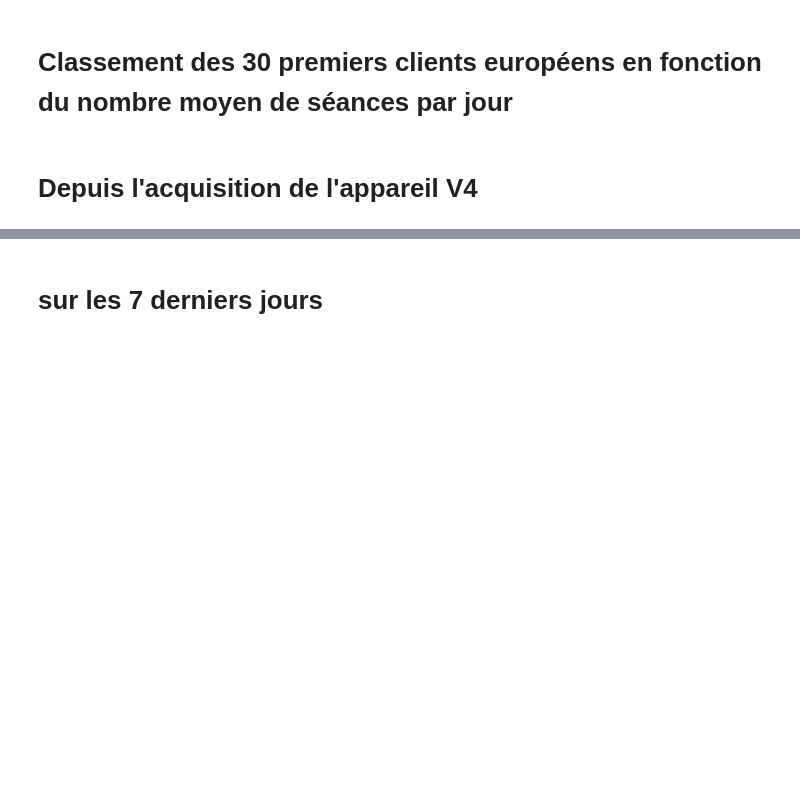
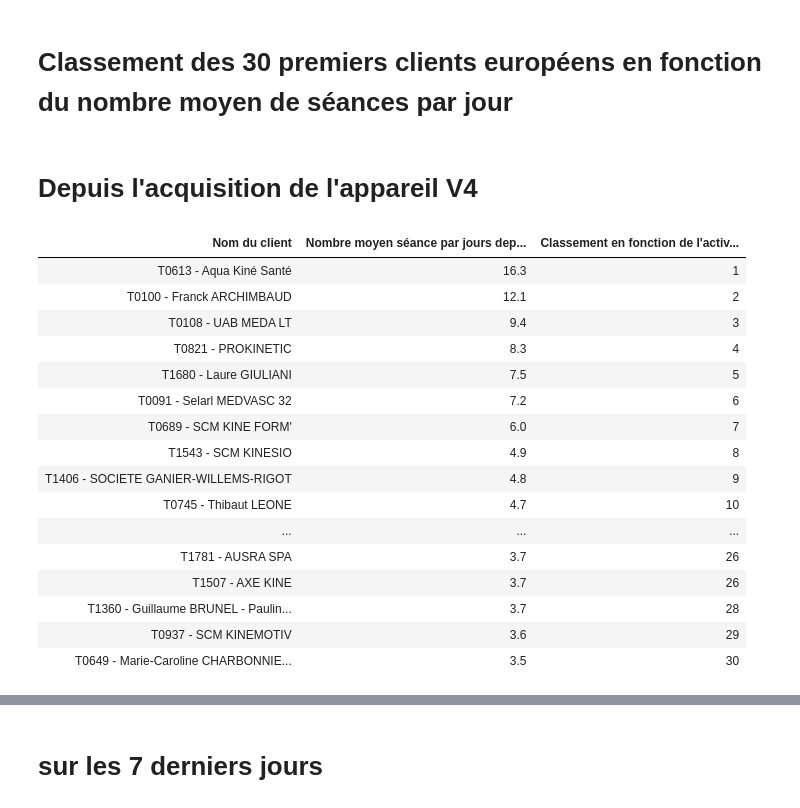
Before and after one commit to rascheiw/STENDO-activities, a Jupyter notebook: STENDO activités tous clients.ipynb, the cells around one changed output, grey strips where cells are left out. Saved outputs shown, nothing was run; the diff lists cells and outputs as text; code cells hidden in the pictures; blank space fills up the shorter version.

```diff
--- a/STENDO activités tous clients.ipynb
+++ b/STENDO activités tous clients.ipynb
@@ -9,6 +9,8 @@ import seaborn as sns
 
 #from google.colab import drive
 #drive.mount('/content/drive')
+#display only 1 digit after decimal point
+pd.options.display.float_format = '{:.1f}'.format
 # %%
 activity = pd.read_excel('/Users/raphael/Documents/STENDO-activities/activity.xlsx')
 # %% [markdown]
@@ -62,11 +170,15 @@ last_activity_dates = activity_europe_50.groupby('full_name.1')['start_date'].ma
 last_activity_dates.rename(columns={'start_date': 'last_activity'}, inplace=True)
 sorted_activity_europe_50 = pd.merge(sorted_activity_europe_50, last_activity_dates, on='full_name.1', how='left')
 #sorted_activity_europe_50
-# %%
-sorted_activity_europe_50['first_activity'] = pd.to_datetime(sorted_activity_europe_50['first_activity'])
-sorted_activity_europe_50['last_activity'] = pd.to_datetime(sorted_activity_europe_50['last_activity'])
-sorted_activity_europe_50['number_days'] = 1+ (sorted_activity_europe_50['last_activity'] - sorted_activity_europe_50['first_activity']).dt.days
-#sorted_activity_europe_50
+# %%
+import datetime
+
+sorted_activity_europe_50['first_activity'] = pd.to_datetime(sorted_activity_europe_50['first_activity'])
+sorted_activity_europe_50['last_activity'] = pd.to_datetime(sorted_activity_europe_50['last_activity'])
+# changer le mode de calcul du nombre de jours. Ce n'est plus le nolbre de jours entre la première et la dernière activité mais le nombre de jours entre la première activité et la date du jour
+# sorted_activity_europe_50['last_activity'] = pd.to_datetime(sorted_activity_europe_50['last_activity'])
+sorted_activity_europe_50['number_days'] = 1 + (pd.to_datetime(datetime.date.today()) - sorted_activity_europe_50['first_activity']).dt.days
+#sorted_activity_europe_50
 # %%
 # prompt: Add an extra column to sorted_activity_europe_50 called activity_last_week. The entries of the column activity_last_week should be equal to the counts of entries of full_name.1 between the current date and the curret date minus7 days
 
@@ -172,14 +284,14 @@ sorted_activity_europe_50['activity_last_year'] = activity_last_year
 #sorted_activity_europe_50
 # %%
 sorted_activity_europe_50['activity_per_day_since_acquisition'] = sorted_activity_europe_50['counts'] / sorted_activity_europe_50['number_days']
-sorted_activity_europe_50['activity_per_day_7_days'] = sorted_activity_europe_50['activity_last_week'] / 7
-sorted_activity_europe_50['activity_per_day_14_days'] = sorted_activity_europe_50['activity_last_2_week'] / 14
-sorted_activity_europe_50['activity_per_day_30_days'] = sorted_activity_europe_50['activity_last_30_days'] / 30
-sorted_activity_europe_50['activity_per_day_90_days'] = sorted_activity_europe_50['activity_last_90_days'] / 90
-sorted_activity_europe_50['activity_per_day_year'] = sorted_activity_europe_50['activity_last_year'] / 365
+sorted_activity_europe_50['activity_per_day_7_days'] = sorted_activity_europe_50['activity_last_week'] / 5
+sorted_activity_europe_50['activity_per_day_14_days'] = sorted_activity_europe_50['activity_last_2_week'] / 10
+sorted_activity_europe_50['activity_per_day_30_days'] = sorted_activity_europe_50['activity_last_30_days'] / 20
+sorted_activity_europe_50['activity_per_day_90_days'] = sorted_activity_europe_50['activity_last_90_days'] / 55
+sorted_activity_europe_50['activity_per_day_year'] = sorted_activity_europe_50['activity_last_year'] / 220
 #sorted_activity_europe_50
 #round the result to 1 digit after the comma
-sorted_activity_europe_50 = sorted_activity_europe_50.round({'activity_per_day_since_acquisition': 1, 'activity_per_day_7_days': 1, 'activity_per_day_14_days': 1, 'activity_per_day_30_days': 1, 'activity_per_day_90_days': 1, 'activity_per_day_year': 1})
+sorted_activity_europe_50 = sorted_activity_europe_50.round({'activity_per_day_since_acquisition': 2, 'activity_per_day_7_days': 2, 'activity_per_day_14_days': 2, 'activity_per_day_30_days': 2, 'activity_per_day_90_days': 2, 'activity_per_day_year': 2})
 # %%
 sorted_activity_europe_50 = sorted_activity_europe_50.sort_values(by=['activity_per_day_since_acquisition'], ascending=False)
 #sorted_activity_europe_50
@@ -278,14 +515,33 @@ display(display_unprofitable_clients_activity_per_days_90_days.style.hide(axis='
 # %%
 # @title
 display_30_best_clients_activity_per_days_entire_period = sorted_activity_europe_50[['full_name.1', 'activity_per_day_since_acquisition', 'rank_activity_per_day_since_acquisition']]
 display_30_best_clients_activity_per_days_entire_period = display_30_best_clients_activity_per_days_entire_period.rename(columns={
     'full_name.1' : 'Nom du client',
     'activity_per_day_since_acquisition': 'Nombre moyen séance par jours depuis acquisition',
     'rank_activity_per_day_since_acquisition' : 'Classement en fonction de l\'activité depuis l\'acquisition'
     })
 
 #display_30_best_clients_activity_per_days_entire_period
-display(display_30_best_clients_activity_per_days_entire_period.head(30).style.hide(axis='index'))
+#display(display_30_best_clients_activity_per_days_entire_period.head(30).style.hide(axis='index'))
+display(display_30_best_clients_activity_per_days_entire_period.head(30).style.format({"Nombre moyen séance par jours depuis acquisition": "{:.1f}"}).hide(axis='index'))
+# %% [output]
+| Nom du client | Nombre moyen séance par jours dep... | Classement en fonction de l'activ... |
+| T0613 - Aqua Kiné Santé | 16.3 | 1 |
+| T0100 - Franck ARCHIMBAUD | 12.1 | 2 |
+| T0108 - UAB MEDA LT | 9.4 | 3 |
+| T0821 - PROKINETIC | 8.3 | 4 |
+| T1680 - Laure GIULIANI | 7.5 | 5 |
+| T0091 - Selarl MEDVASC 32 | 7.2 | 6 |
+| T0689 - SCM KINE FORM' | 6.0 | 7 |
+| T1543 - SCM KINESIO | 4.9 | 8 |
+| T1406 - SOCIETE GANIER-WILLEMS-RIGOT | 4.8 | 9 |
+| T0745 - Thibaut LEONE | 4.7 | 10 |
+| ... | ... | ... |
+| T1781 - AUSRA SPA | 3.7 | 26 |
+| T1507 - AXE KINE | 3.7 | 26 |
+| T1360 - Guillaume BRUNEL - Paulin... | 3.7 | 28 |
+| T0937 - SCM KINEMOTIV | 3.6 | 29 |
+| T0649 - Marie-Caroline CHARBONNIE... | 3.5 | 30 |
 # %%
 # @title
 import matplotlib.pyplot as plt
```
Also changed, not shown: parts of 39 cells of this notebook.
